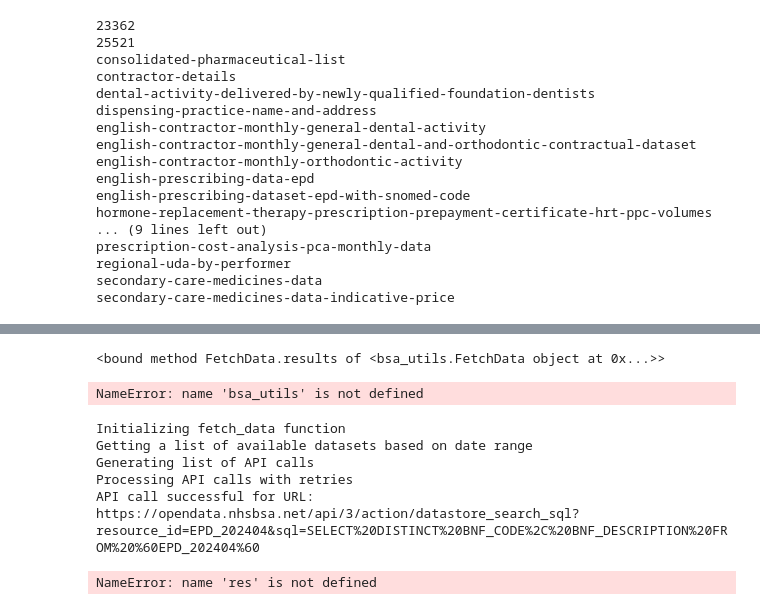
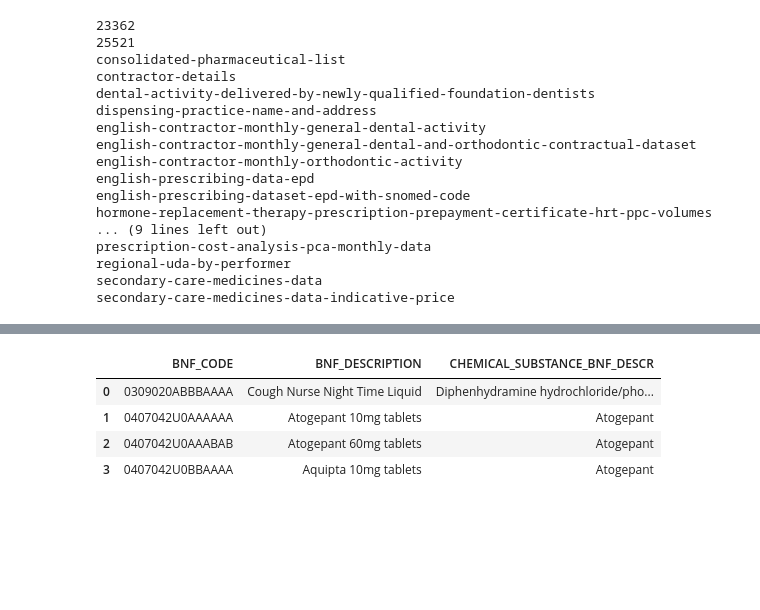
Before and after one commit to chrisjwood16/openprescribing_tests, a Jupyter notebook: notebooks/OP_tests.ipynb, the cells around one changed output, grey strips where cells are left out. Saved outputs shown, nothing was run; the diff lists cells and outputs as text; code cells hidden in the pictures; blank space fills up the shorter version.

```diff
--- a/notebooks/OP_tests.ipynb
+++ b/notebooks/OP_tests.ipynb
@@ -41,21 +25,15 @@ INFO:root:Data processing complete
-# %%
-print (results)
-# %% [output]
-<bound method FetchData.results of <bsa_utils.FetchData object at 0x...>>
 # %%
 #FIND NEW PRODUCTS
 dataset_id = "english-prescribing-data-epd" # Dateset ID
 date_from = "201801" # Can be "YYYYMM" or "earliest" or "latest", default="earliest"
 date_to = "latest-1" # Can be "YYYYMM" or "latest" or "latest-1", default="latest"
 sql = (
-    "SELECT DISTINCT BNF_CODE, BNF_DESCRIPTION "
+    "SELECT DISTINCT BNF_CODE, BNF_DESCRIPTION, CHEMICAL_SUBSTANCE_BNF_DESCR "
     "{FROM_TABLE}"
 )
 
 # Fetch data using BSA API
-df_existing=bsa_utils.fetch_data(resource=dataset_id, date_from=date_from, date_to=date_to, sql=sql, cache=True)
-
-FetchData("english-prescribing-data-epd", sql_query, "latest-3", "latest", cache=True)
+existing_data_extract=bsa_utils.FetchData(resource=dataset_id, date_from=date_from, date_to=date_to, sql=sql, cache=True)
 
 # Save data to file
 #df.to_csv("../data/data.csv", index=False)
@@ -68,58 +46,11 @@ sql = (
 )
 
 # Fetch data using BSA API
-df_latest=bsa_utils.fetch_data(resource=dataset_id, date_from=date_from, date_to=date_to, sql=sql)
-
-# Save data to file
-#df_latest.to_csv("../data/data.csv", index=False)
+latest_data_extract=bsa_utils.FetchData(resource=dataset_id, date_from=date_from, date_to=date_to, sql=sql)
 
 # Compare 2 dataframe - return rows with items which are only in new dataframe.
-new_items=bsa_utils.show_new_items(df_existing, df_latest)
+#new_items=utils.show_new_items(existing_data_extract.results(), latest_data_extract.results())
 
 # Temporarily set the display option to show all rows for one print statement
-with pd.option_context('display.max_rows', None, 'display.max_colwidth', 100):
-    display(new_items)
+#with pd.option_context('display.max_rows', None, 'display.max_colwidth', 100):
+    #display(new_items)
-# %% [output]
-NameError: name 'bsa_utils' is not defined
-# %%
-#FIND NEW INHALERS
-dataset_id = "english-prescribing-data-epd" # Dateset ID
-date_from = "latest" # Can be either "YYYYMM" or "earliest" or "latest", default="earliest"
-date_to = "latest" # Can be either "YYYYMM" or "latest", default="latest"
-sql = (
-    "SELECT DISTINCT BNF_CODE, BNF_DESCRIPTION "
-    "{FROM_TABLE}"
-)
-
-# Fetch data using BSA API
-df_existing=bsa_utils.fetch_data(resource=dataset_id, date_from=date_from, date_to=date_to, sql=sql)
-
-# Save data to file
-#df.to_csv("../data/data.csv", index=False)
-
-date_from = "latest" # Can be either "YYYYMM" or "earliest" or "latest", default="earliest"
-date_to = "latest" # Can be either "YYYYMM" or "latest", default="latest"
-sql = (
-    "SELECT DISTINCT BNF_CODE, BNF_DESCRIPTION, CHEMICAL_SUBSTANCE_BNF_DESCR "
-    "{FROM_TABLE}"
-)
-
-# Fetch data using BSA API
-df_latest=bsa_utils.fetch_data(resource=dataset_id, date_from=date_from, date_to=date_to, sql=sql)
-
-# Save data to file
-#df_latest.to_csv("../data/data.csv", index=False)
-
-# Compare 2 dataframe - return rows with items which are only in new dataframe.
-new_items=bsa_utils.show_new_items(df_existing, df_latest)
-
-# Temporarily set the display option to show all rows for one print statement
-with pd.option_context('display.max_rows', None, 'display.max_colwidth', 100):
-    display(new_items)
-# %% [output]
-Initializing fetch_data function
-Getting a list of available datasets based on date range
-Generating list of API calls
-Processing API calls with retries
-API call successful for URL: https://opendata.nhsbsa.net/api/3/action/datastore_search_sql?resource_id=EPD_202404&sql=SELECT%20DISTINCT%20BNF_CODE%2C%20BNF_DESCRIPTION%20FROM%20%60EPD_202404%60
-NameError: name 'res' is not defined
@@ -125,0 +138,11 @@ NameError: name 'res' is not defined
+# %%
+result=find_chemical_substance_bnf_descr_only_in_latest(existing_data_extract.results(), latest_data_extract.results())
+# Temporarily set the display option to show all rows for one print statement
+with pd.option_context('display.max_rows', None, 'display.max_colwidth', 100):
+    display(result)
+# %% [output]
+|  | BNF_CODE | BNF_DESCRIPTION | CHEMICAL_SUBSTANCE_BNF_DESCR |
+| 0 | 0309020ABBBAAAA | Cough Nurse Night Time Liquid | Diphenhydramine hydrochloride/pho... |
+| 1 | 0407042U0AAAAAA | Atogepant 10mg tablets | Atogepant |
+| 2 | 0407042U0AAABAB | Atogepant 60mg tablets | Atogepant |
+| 3 | 0407042U0BBAAAA | Aquipta 10mg tablets | Atogepant |
```
Also changed, not shown: parts of 5 cells of this notebook, 3 other files.
